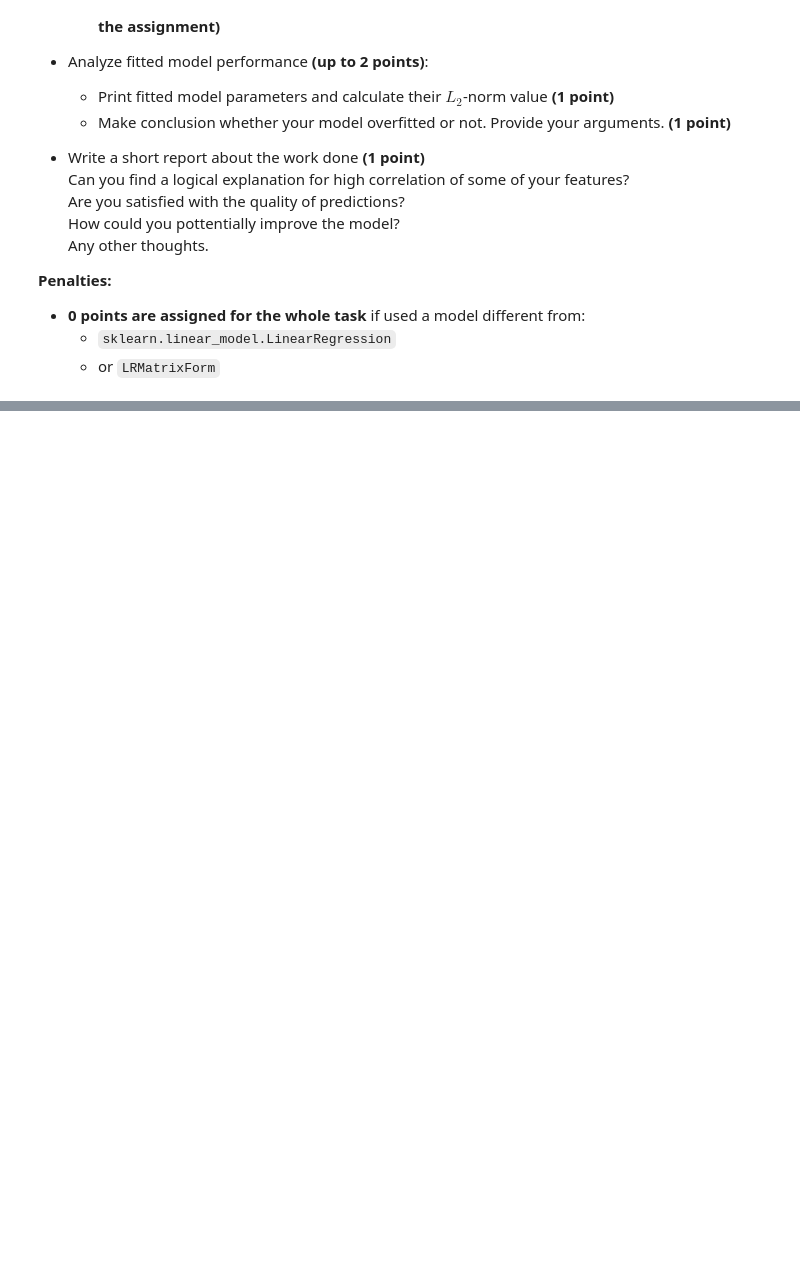
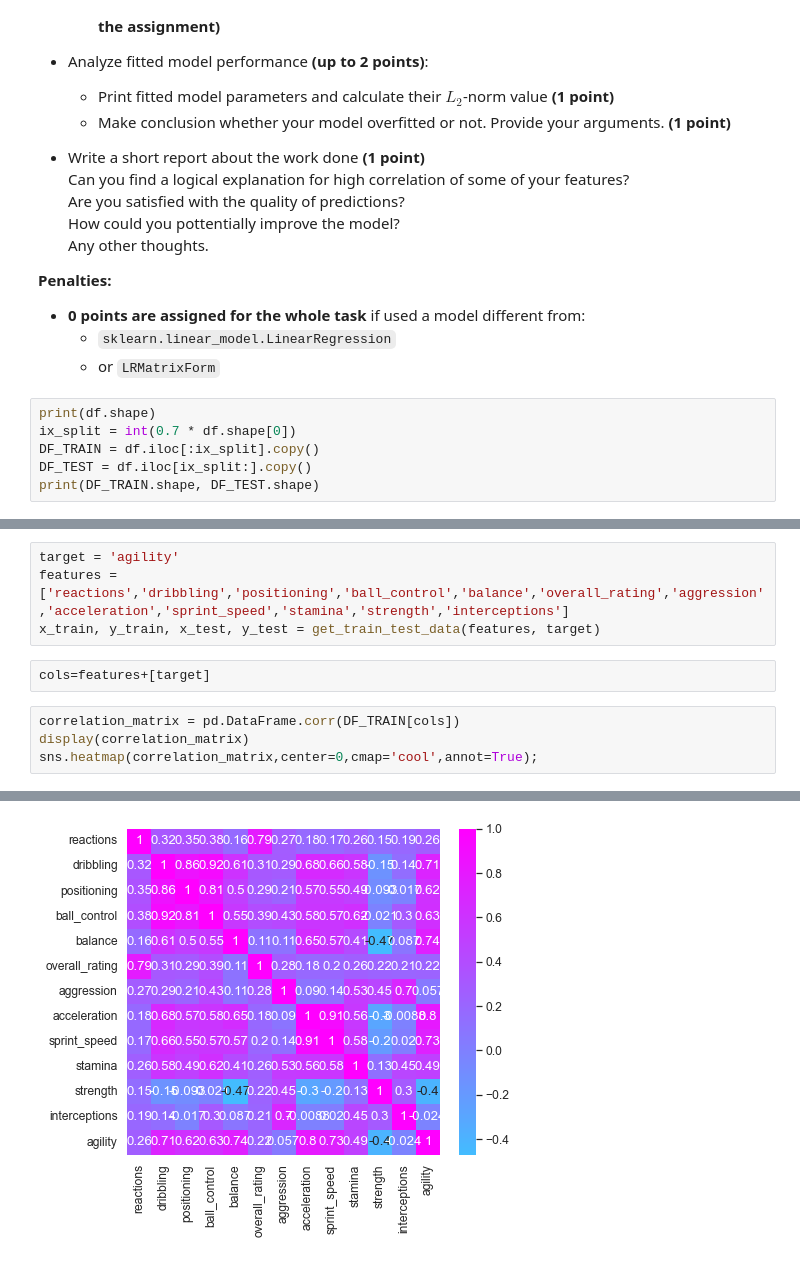
Before and after one commit to AlexeyZubar/Linear-Regression, a Jupyter notebook: linear_regression.ipynb, the cells around one changed output, grey strips where cells are left out. Drawn from its saved outputs; the diff is of its cells as text; blank space fills up the shorter version.

```diff
--- a/linear_regression.ipynb
+++ b/linear_regression.ipynb
@@ -1612,3 +1612,9 @@ Steps you need to follow:
 - **0 points are assigned for the whole task** if used a model different from:
     - `sklearn.linear_model.LinearRegression`
     - or `LRMatrixForm`
+# %%
+print(df.shape)
+ix_split = int(0.7 * df.shape[0])
+DF_TRAIN = df.iloc[:ix_split].copy()
+DF_TEST = df.iloc[ix_split:].copy()
+print(DF_TRAIN.shape, DF_TEST.shape)
@@ -1614,0 +1658,11 @@ Steps you need to follow:
+# %%
+target = 'agility'
+features = ['reactions','dribbling','positioning','ball_control','balance','overall_rating','aggression','acceleration','sprint_speed','stamina','strength','interceptions']
+x_train, y_train, x_test, y_test = get_train_test_data(features, target)
+# %%
+cols=features+[target]
+# %%
+correlation_matrix = pd.DataFrame.corr(DF_TRAIN[cols])
+display(correlation_matrix)
+sns.heatmap(correlation_matrix,center=0,cmap='cool',annot=True);
+# %% [output]
@@ -1614,0 +1683 @@ Steps you need to follow:
+[figure, added]
```
Also changed, not shown: parts of 29 cells of this notebook.
